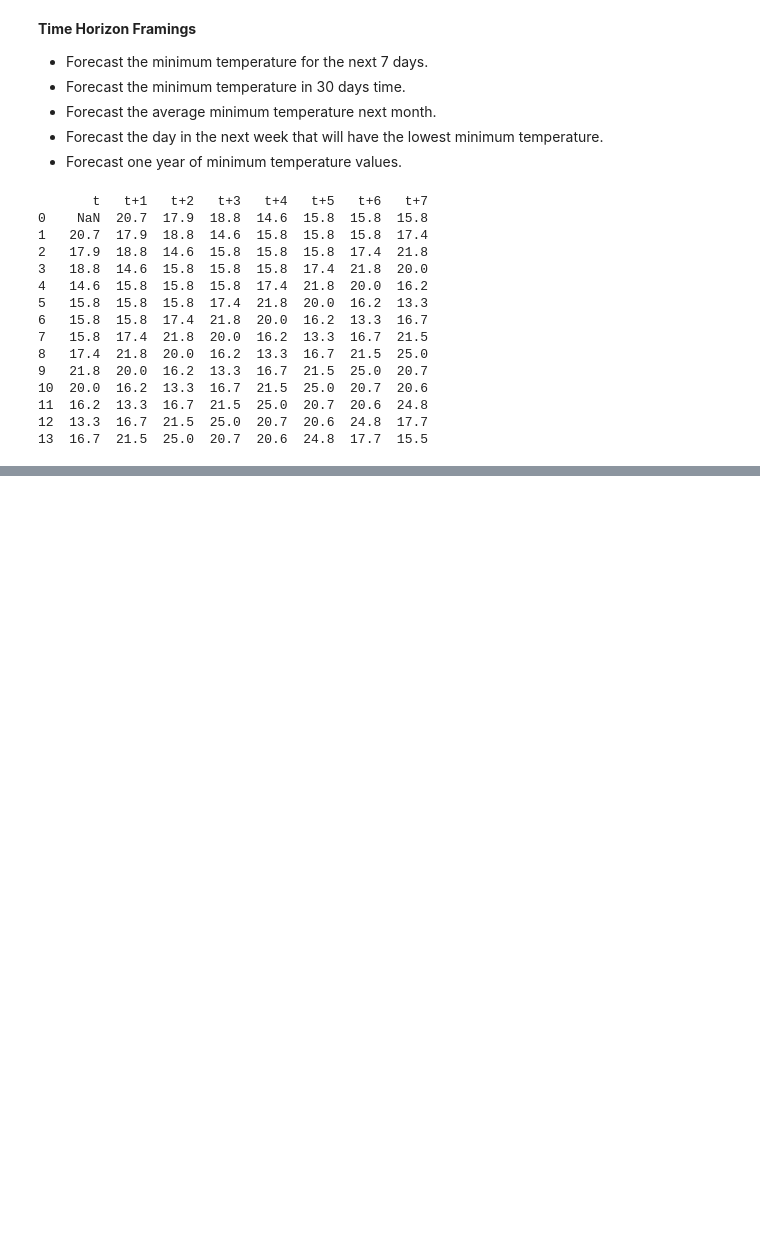
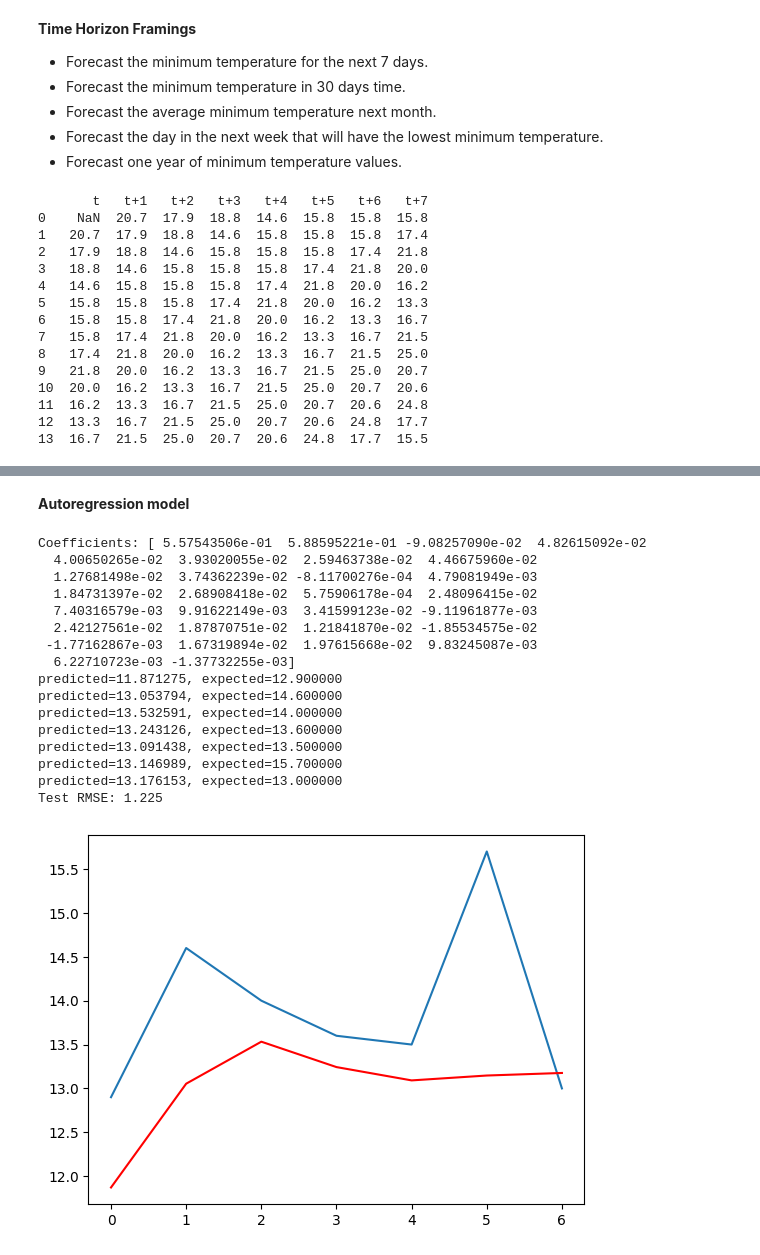
Before and after one commit to gregorywmorris/guided_projects, a Jupyter notebook: time_series/introduction_to_series_forecasting.ipynb, the cells around one changed output, grey strips where cells are left out. Cells and saved outputs as stored; diff of their text form; code cells hidden in the pictures; blank space fills up the shorter version.

```diff
--- a/time_series/introduction_to_series_forecasting.ipynb
+++ b/time_series/introduction_to_series_forecasting.ipynb
@@ -1971,0 +2061,46 @@ print(dataframe.head(14))
+# %% [markdown]
+**Autoregression model**
+# %%
+# create and evaluate a static autoregressive model
+from pandas import read_csv
+from matplotlib import pyplot
+from statsmodels.tsa.ar_model import AutoReg
+from sklearn.metrics import mean_squared_error
+from math import sqrt
+# load dataset
+series = read_csv('daily-min-temperatures.csv', parse_dates=True, header=0,index_col=0, on_bad_lines='skip').squeeze('columns')
+# split dataset
+X = series.values
+train, test = X[1:len(X)-7], X[len(X)-7:]
+# train autoregression
+model = AutoReg(train, lags=29)
+model_fit = model.fit()
+print('Coefficients: %s' % model_fit.params)
+# make predictions
+predictions = model_fit.predict(start=len(train), end=len(train)+len(test)-1, dynamic=False)
+for i in range(len(predictions)):
+ print('predicted=%f, expected=%f' % (predictions[i], test[i]))
+rmse = sqrt(mean_squared_error(test, predictions))
+print('Test RMSE: %.3f' % rmse)
+# plot results
+pyplot.plot(test)
+pyplot.plot(predictions, color='red')
+pyplot.show()
+# %% [output]
+Coefficients: [ 5.57543506e-01  5.88595221e-01 -9.08257090e-02  4.82615092e-02
+  4.00650265e-02  3.93020055e-02  2.59463738e-02  4.46675960e-02
+  1.27681498e-02  3.74362239e-02 -8.11700276e-04  4.79081949e-03
+  1.84731397e-02  2.68908418e-02  5.75906178e-04  2.48096415e-02
+  7.40316579e-03  9.91622149e-03  3.41599123e-02 -9.11961877e-03
+  2.42127561e-02  1.87870751e-02  1.21841870e-02 -1.85534575e-02
+ -1.77162867e-03  1.67319894e-02  1.97615668e-02  9.83245087e-03
+  6.22710723e-03 -1.37732255e-03]
+predicted=11.871275, expected=12.900000
+predicted=13.053794, expected=14.600000
+predicted=13.532591, expected=14.000000
+predicted=13.243126, expected=13.600000
+predicted=13.091438, expected=13.500000
+predicted=13.146989, expected=15.700000
+predicted=13.176153, expected=13.000000
+Test RMSE: 1.225
+[figure, added]
```
Also changed, not shown: parts of 13 cells of this notebook.
